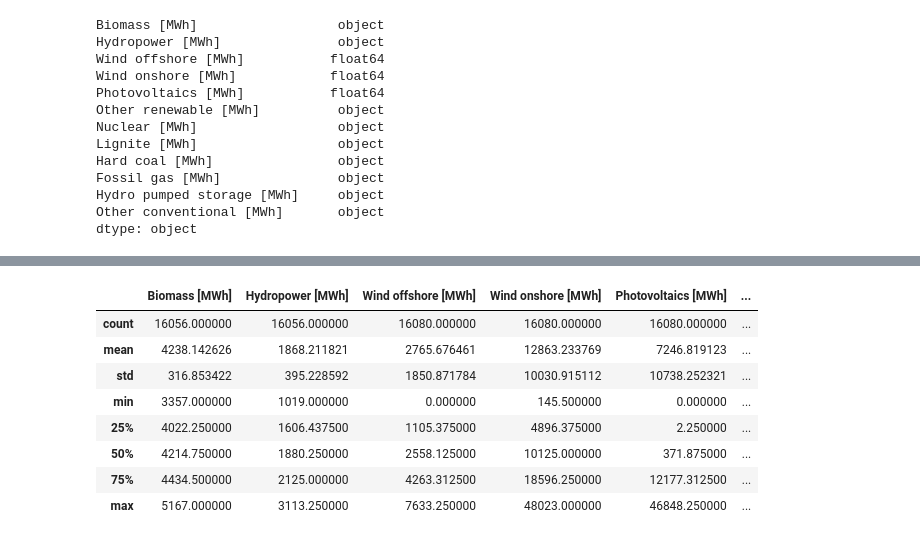
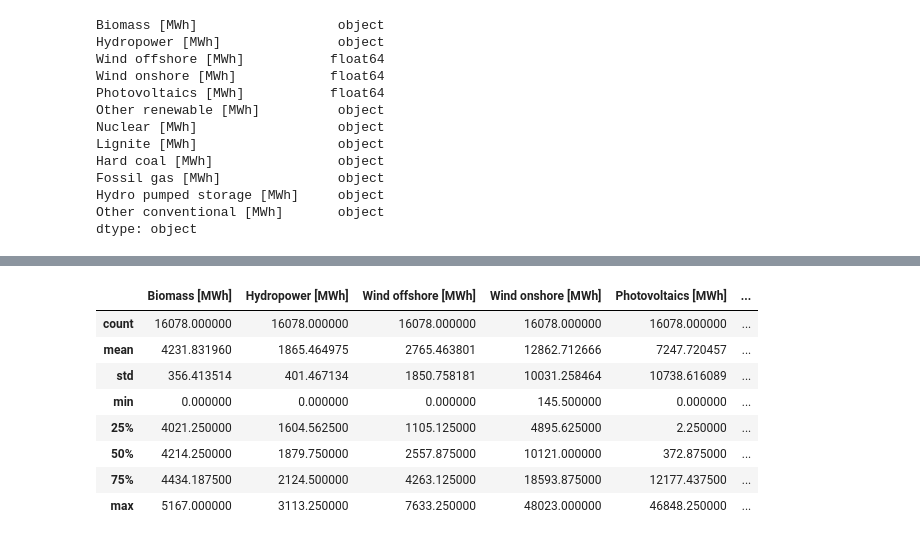
Before and after one commit to Chitranjan806/Energy-Prices-Forecasting, a Jupyter notebook: chitranjan_actual_gen_analysis.ipynb, the cells around one changed output, grey strips where cells are left out. Drawn from its saved outputs; the diff is of its cells as text; code cells hidden in the pictures.

```diff
--- a/chitranjan_actual_gen_analysis.ipynb
+++ b/chitranjan_actual_gen_analysis.ipynb
@@ -95,0 +172,12 @@ for col in actual_generation.columns:
+# %%
+# Let's merge both the dataframes to create a single df
+
+merged_df = pd.merge(actual_generation, day_ahead_prices, left_index=True, right_index=True)
+# %%
+# Our index was improperly sorted, so let's sort it according to date-time
+
+merged_df.index = pd.to_datetime(merged_df.index)
+
+merged_df.sort_index(inplace=True)
+
+merged_df
@@ -144,0 +233,6 @@ dtype: int64
+# %%
+# Let's rename the last (target) column
+
+merged_df.rename(columns={"Germany/Luxembourg [€/MWh]": "Day ahead price"}, inplace=True)
+
+merged_df.head()
@@ -144,0 +266,11 @@ dtype: int64
+# %%
+merged_df["Biomass [MWh]"] = merged_df["Biomass [MWh]"].fillna(0.00)
+merged_df["Hydropower [MWh]"] = merged_df["Hydropower [MWh]"].fillna(0.00)
+merged_df["Other renewable [MWh]"] = merged_df["Other renewable [MWh]"].fillna(0.00)
+merged_df["Lignite [MWh]"] = merged_df["Lignite [MWh]"].fillna(0.00)
+merged_df["Hard coal [MWh]"] = merged_df["Hard coal [MWh]"].fillna(0.00)
+merged_df["Fossil gas [MWh]"] = merged_df["Fossil gas [MWh]"].fillna(0.00)
+merged_df["Hydro pumped storage [MWh]"] = merged_df["Hydro pumped storage [MWh]"].fillna(0.00)
+merged_df["Other conventional [MWh]"] = merged_df["Other conventional [MWh]"].fillna(0.00)
+
+merged_df.isnull().sum()
@@ -145,14 +292,13 @@ dtype: int64
 # %%
-# Step 1: Basic Summary Statistics
-summary_stats = actual_generation.describe()
-summary_stats
+# Step 1: Basic Summary
+merged_df.describe()
 # %% [output]
 |  | Biomass [MWh] | Hydropower [MWh] | Wind offshore [MWh] | Wind onshore [MWh] | Photovoltaics [MWh] | ... |
-| count | 16056.000000 | 16056.000000 | 16080.000000 | 16080.000000 | 16080.000000 | ... |
-| mean | 4238.142626 | 1868.211821 | 2765.676461 | 12863.233769 | 7246.819123 | ... |
-| std | 316.853422 | 395.228592 | 1850.871784 | 10030.915112 | 10738.252321 | ... |
-| min | 3357.000000 | 1019.000000 | 0.000000 | 145.500000 | 0.000000 | ... |
-| 25% | 4022.250000 | 1606.437500 | 1105.375000 | 4896.375000 | 2.250000 | ... |
-| 50% | 4214.750000 | 1880.250000 | 2558.125000 | 10125.000000 | 371.875000 | ... |
-| 75% | 4434.500000 | 2125.000000 | 4263.312500 | 18596.250000 | 12177.312500 | ... |
+| count | 16078.000000 | 16078.000000 | 16078.000000 | 16078.000000 | 16078.000000 | ... |
+| mean | 4231.831960 | 1865.464975 | 2765.463801 | 12862.712666 | 7247.720457 | ... |
+| std | 356.413514 | 401.467134 | 1850.758181 | 10031.258464 | 10738.616089 | ... |
+| min | 0.000000 | 0.000000 | 0.000000 | 145.500000 | 0.000000 | ... |
+| 25% | 4021.250000 | 1604.562500 | 1105.125000 | 4895.625000 | 2.250000 | ... |
+| 50% | 4214.250000 | 1879.750000 | 2557.875000 | 10121.000000 | 372.875000 | ... |
+| 75% | 4434.187500 | 2124.500000 | 4263.125000 | 18593.875000 | 12177.437500 | ... |
 | max | 5167.000000 | 3113.250000 | 7633.250000 | 48023.000000 | 46848.250000 | ... |
```
Also changed, not shown: parts of 35 cells of this notebook, 1 other file.
